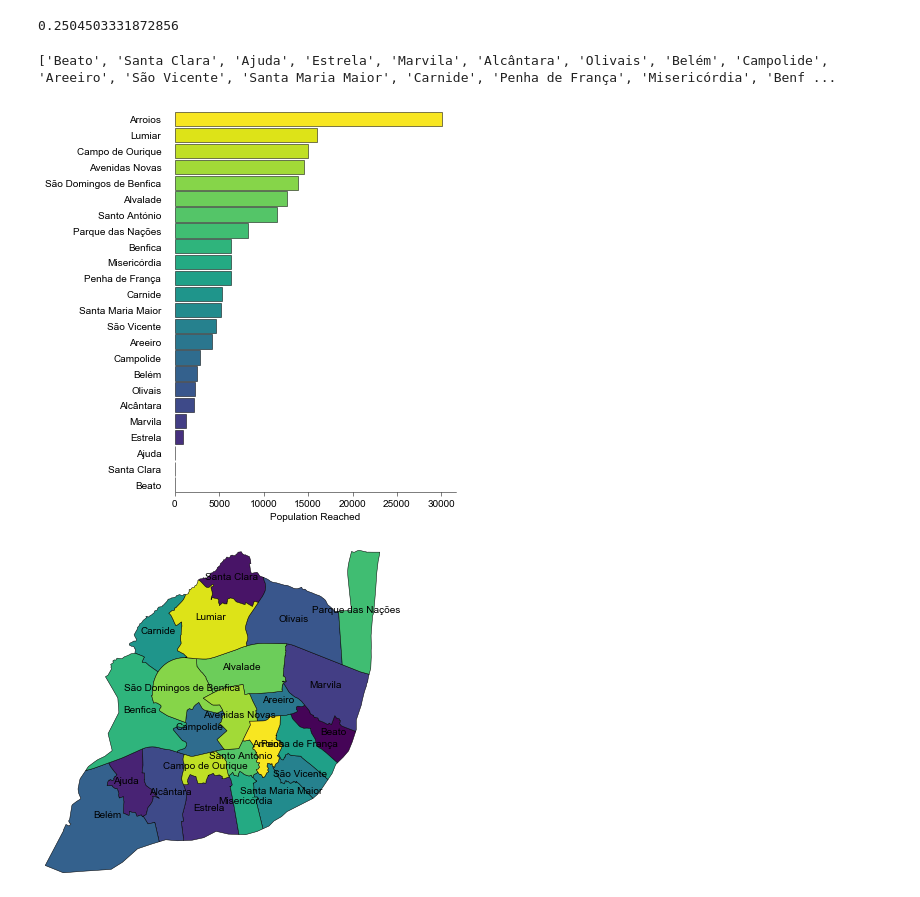
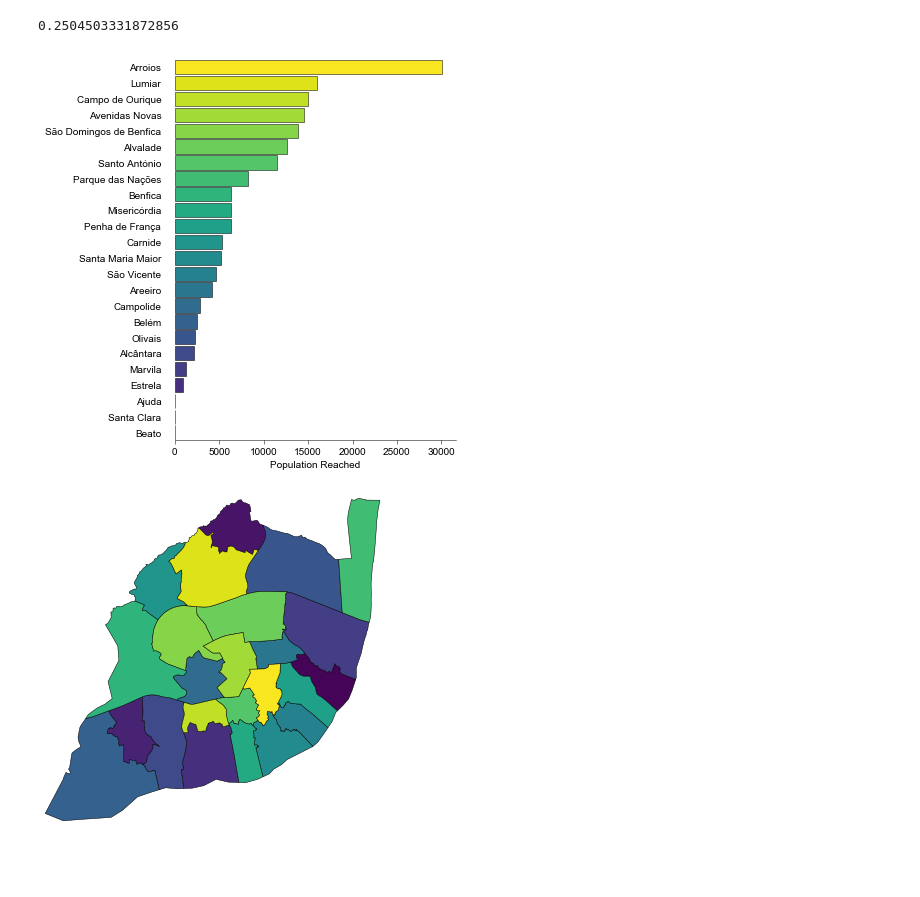
Before and after one commit to ricardozacarias/padarias, a Jupyter notebook: padarias.ipynb, the cells around one changed output. Saved outputs shown, nothing was run; the diff lists cells and outputs as text; code cells hidden in the pictures; blank space fills up the shorter version.

```diff
--- a/padarias.ipynb
+++ b/padarias.ipynb
@@ -111,10 +111,8 @@ def categorical_bar(data, rotation=0, name='figures/default_categorical_bar', sa
     size_dict = {4:4,
                  17:8}
 
-    labels = [str(i+1) + list(data[data.columns[0]])
+    labels = list(data[data.columns[0]])
     values = list(data[data.columns[1]])
-
-    print(labels)
 
     fig, ax = plt.subplots(figsize=(6, 6))
     ax = default_plot(ax, ['left'])
@@ -142,23 +140,23 @@ def categorical_bar(data, rotation=0, name='figures/default_categorical_bar', sa
 
 categorical_bar(freguesias[['NOME', 'population_reached', 'colors']], save=True)
 # %% [output]
-['Beato', 'Santa Clara', 'Ajuda', 'Estrela', 'Marvila', 'Alcântara', 'Olivais', 'Belém', 'Campolide', 'Areeiro', 'São Vicente', 'Santa Maria Maior', 'Carnide', 'Penha de França', 'Misericórdia', 'Benf ...
 [figure]
 # %%
 freguesias['coords'] = freguesias['geometry'].apply(lambda x: x.representative_point().coords[:])
 freguesias['coords'] = [coords[0] for coords in freguesias['coords']]
 
 base = freguesias.plot(figsize=(6, 6), facecolor=freguesias['colors'], edgecolor='black', linewidth= .5, alpha=1)
-for idx, row in freguesias.iterrows():
-    plt.annotate(s=row['NOME'], xy=row['coords'],
-                 horizontalalignment='center')
+#for idx, row in freguesias.iterrows():
+    #plt.annotate(s=row['NOME'], xy=row['coords'],
+                 #horizontalalignment='center')
 
     #padarias.plot(ax=base, marker='o', color='#e74c3c', markersize=40, edgecolor='k', linewidth=.5, alpha=1)
 base.axis('off');
 base.margins(0)
 base.tick_params(left=False, labelleft=False, bottom=False, labelbottom=False)
+plt.savefig('figures/freguesias_choropleth.png', dpi=100, bbox_inches='tight', pad_inches=0)
 # %% [output]
-[figure, old version]
+[figure, new version]
 # %%
 freguesias['people_count'].sum()/freguesias['POP'].sum()
 # %%
```
